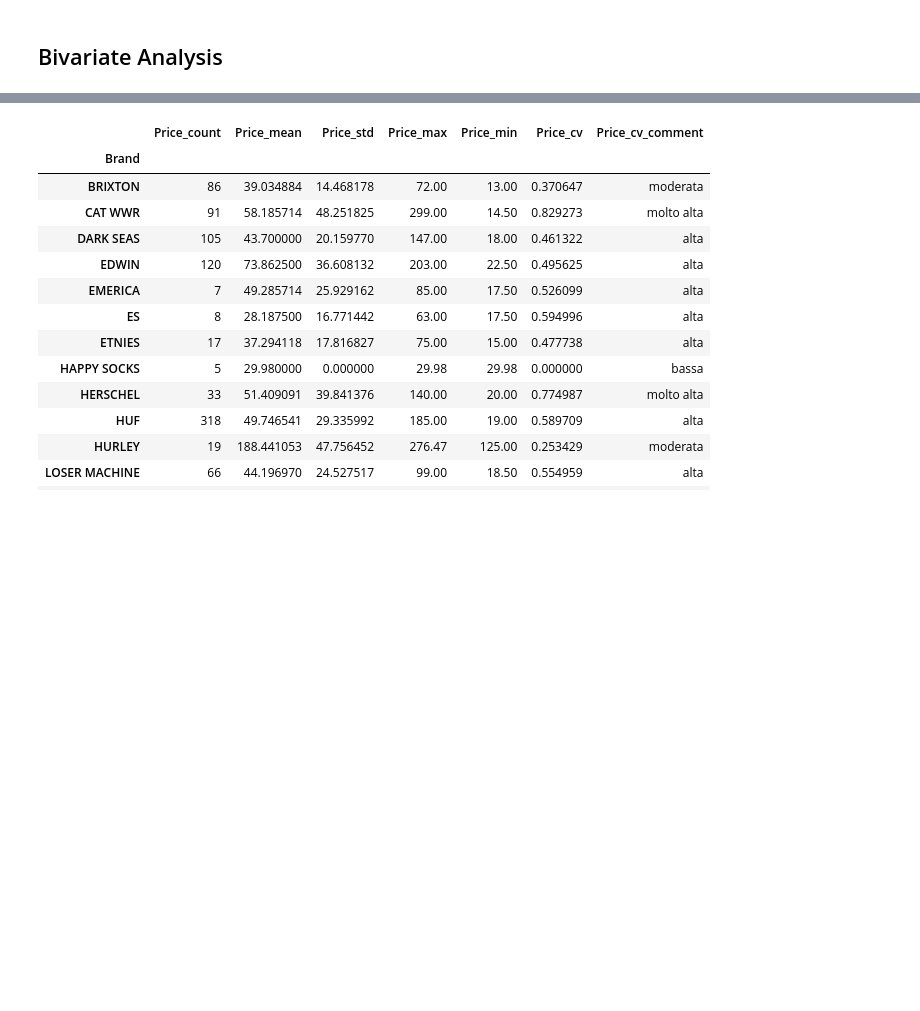
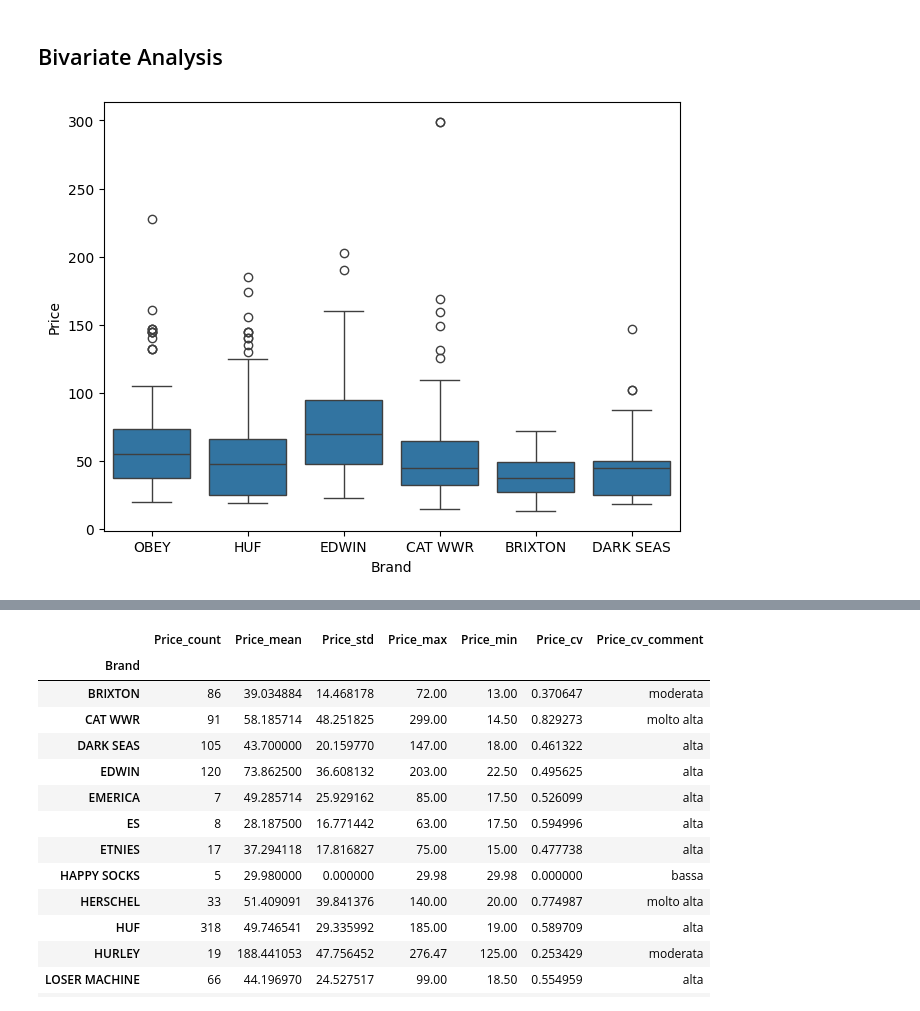
Before and after one commit to michaeltavoni/clothing-website-scraping, a Jupyter notebook: notebook.ipynb, the cells around one changed output, grey strips where cells are left out. Saved outputs shown, nothing was run; the diff lists cells and outputs as text; code cells hidden in the pictures; blank space fills up the shorter version.

```diff
--- a/notebook.ipynb
+++ b/notebook.ipynb
@@ -150,5 +176,5 @@ plt.show()
 # %%
-def paretoAnalysis(dataframe:pd.DataFrame, column:str, dropna:bool=False, threshold:float=0.8, otherClass:str='OTH', otherClassColor=None, filename:str=None):
+def paretoAnalysis(dataframe:pd.DataFrame, column:str, dropna:bool=False, threshold:float=0.8, otherClass:str='OTH', otherClassColor=None, filename:str=None, returnColor:bool=False):
     df = dataframe[column].value_counts(dropna=dropna).to_frame().reset_index()
     df['freq'] = (df['count']/df['count'].sum()).round(3)
     df['cumfreq'] = df['freq'].cumsum().round(3)
@@ -187,9 +213,11 @@ def paretoAnalysis(dataframe:pd.DataFrame, column:str, dropna:bool=False, thresh
 
     if filename:
         fig.savefig(filename, dpi=300)
-
-    return df, paretoDf
+    if returnColor:
+        return df, paretoDf, paretoDfColors
+    else:
+        return df, paretoDf
 # %%
-brand, paretoBrand = paretoAnalysis(df, 'Brand', dropna=True, otherClass='OTHER', otherClassColor='lightgrey', filename='images/brand.png')
+brand, paretoBrand, brandColor = paretoAnalysis(df, 'Brand', dropna=True, otherClass='OTHER', otherClassColor='lightgrey', filename='images/brand.png', returnColor=True)
 # %% [output]
 [figure]
@@ -207,4 +224,4 @@ i 1266 prodotti presenti nel sito web sono solamente di 12 brand. In particolare
 # %%
-brand, paretoBrand = paretoAnalysis(df, 'Category', dropna=True, otherClass='other', otherClassColor='lightgrey', filename='images/category.png')
+category, paretoCategory, categoryColor = paretoAnalysis(df, 'Category', dropna=True, otherClass='other', otherClassColor='lightgrey', filename='images/category.png', returnColor=True)
 # %% [output]
 [figure]
@@ -211,2 +268,11 @@ brand, paretoBrand = paretoAnalysis(df, 'Category', dropna=True, otherClass='oth
 # %% [markdown]
 ## Bivariate Analysis
+# %%
+dfMasked = df[df['Brand'].isin(brand.loc[brand['pareto']==1, 'Brand'])]
+c = [v for k, v in brandColor.items() if k != 'OTHER']
+fig, ax = plt.subplots(layout='constrained')
+sns.boxplot(data=dfMasked, x='Brand', y='Price', ax=ax)
+plt.show()
+fig.savefig('images/boxplot-brand-price.png', dpi=300)
+# %% [output]
+[figure, added]
```
Also changed, not shown: parts of 12 cells of this notebook, 9 other files.
